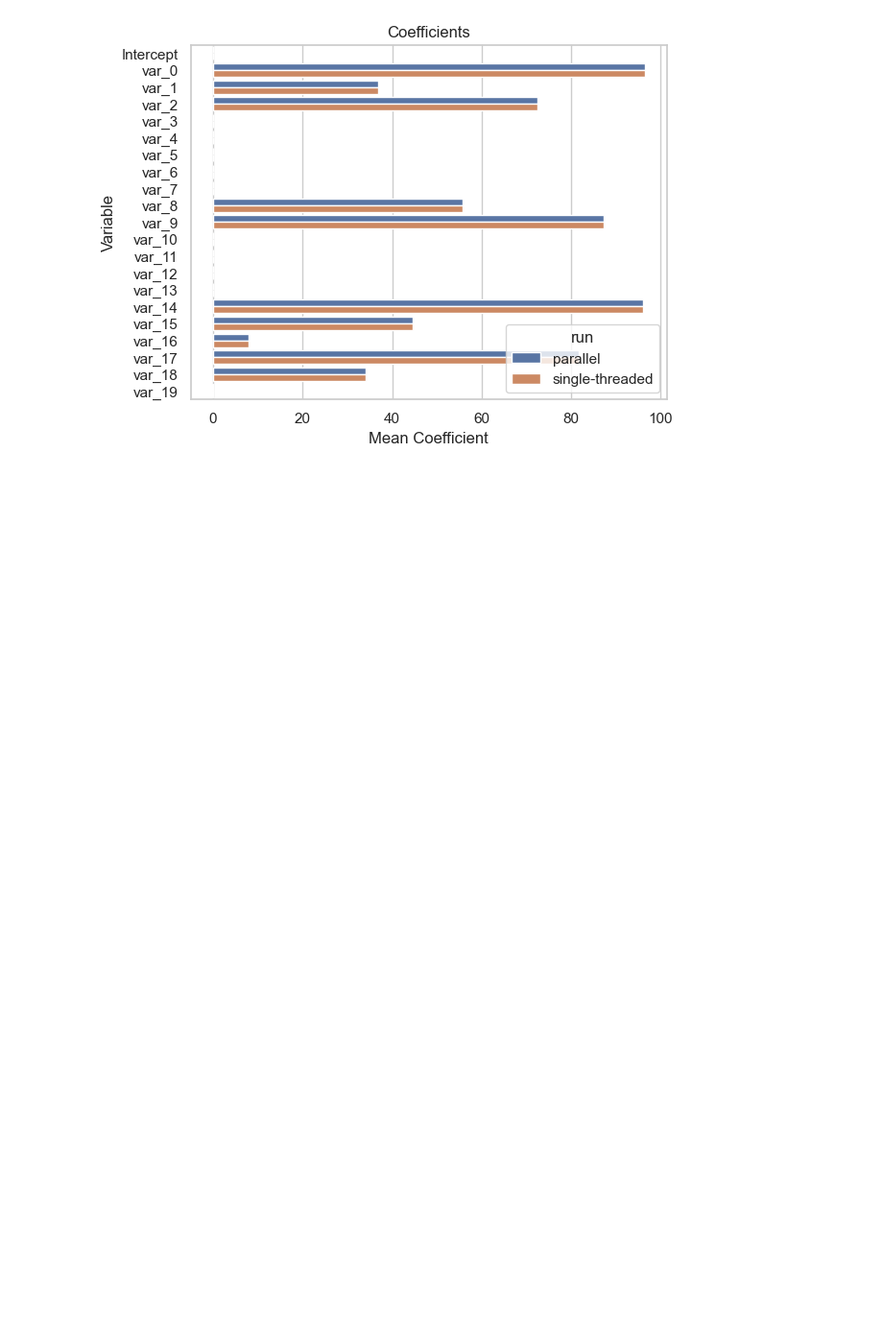
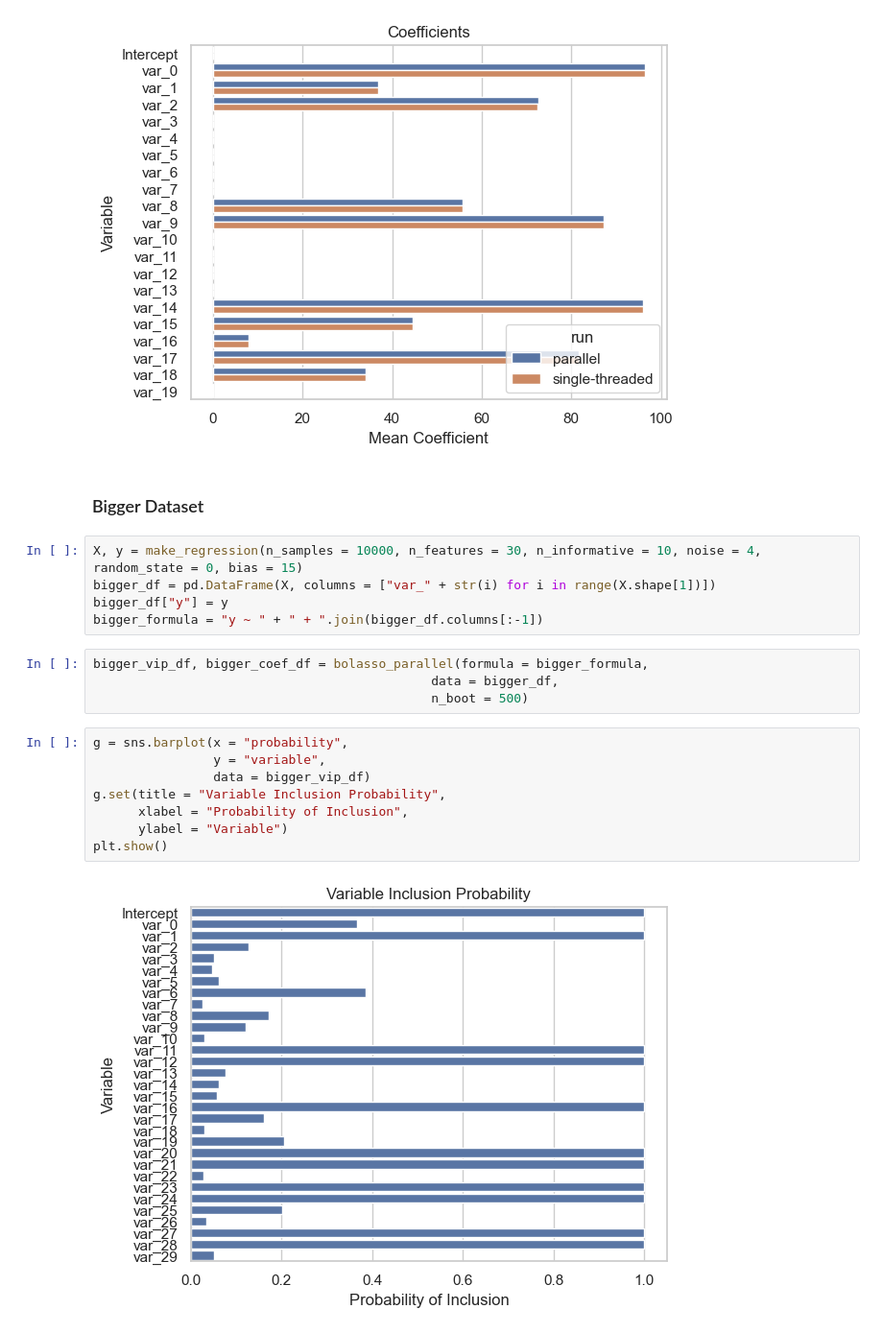
Before and after one commit to jameshorine/bolasso, a Jupyter notebook: notebooks/basic_experiments.ipynb, the cells around one changed output. Shown at 96% size. Drawn from its saved outputs; the diff is of its cells as text; blank space fills up the shorter version.

```diff
--- a/notebooks/basic_experiments.ipynb
+++ b/notebooks/basic_experiments.ipynb
@@ -328,3 +336,24 @@ g.set(title = "Coefficients",
 plt.show()
 # %% [output]
 [figure]
+# %% [markdown]
+### Bigger Dataset
+# %%
+X, y = make_regression(n_samples = 10000, n_features = 30, n_informative = 10, noise = 4, random_state = 0, bias = 15)
+bigger_df = pd.DataFrame(X, columns = ["var_" + str(i) for i in range(X.shape[1])])
+bigger_df["y"] = y
+bigger_formula = "y ~ " + " + ".join(bigger_df.columns[:-1])
+# %%
+bigger_vip_df, bigger_coef_df = bolasso_parallel(formula = bigger_formula,
+                                             data = bigger_df,
+                                             n_boot = 500)
+# %%
+g = sns.barplot(x = "probability",
+                y = "variable",
+                data = bigger_vip_df)
+g.set(title = "Variable Inclusion Probability",
+      xlabel = "Probability of Inclusion",
+      ylabel = "Variable")
+plt.show()
+# %% [output]
+[figure, added]
```
Also changed, not shown: parts of 10 cells of this notebook.
